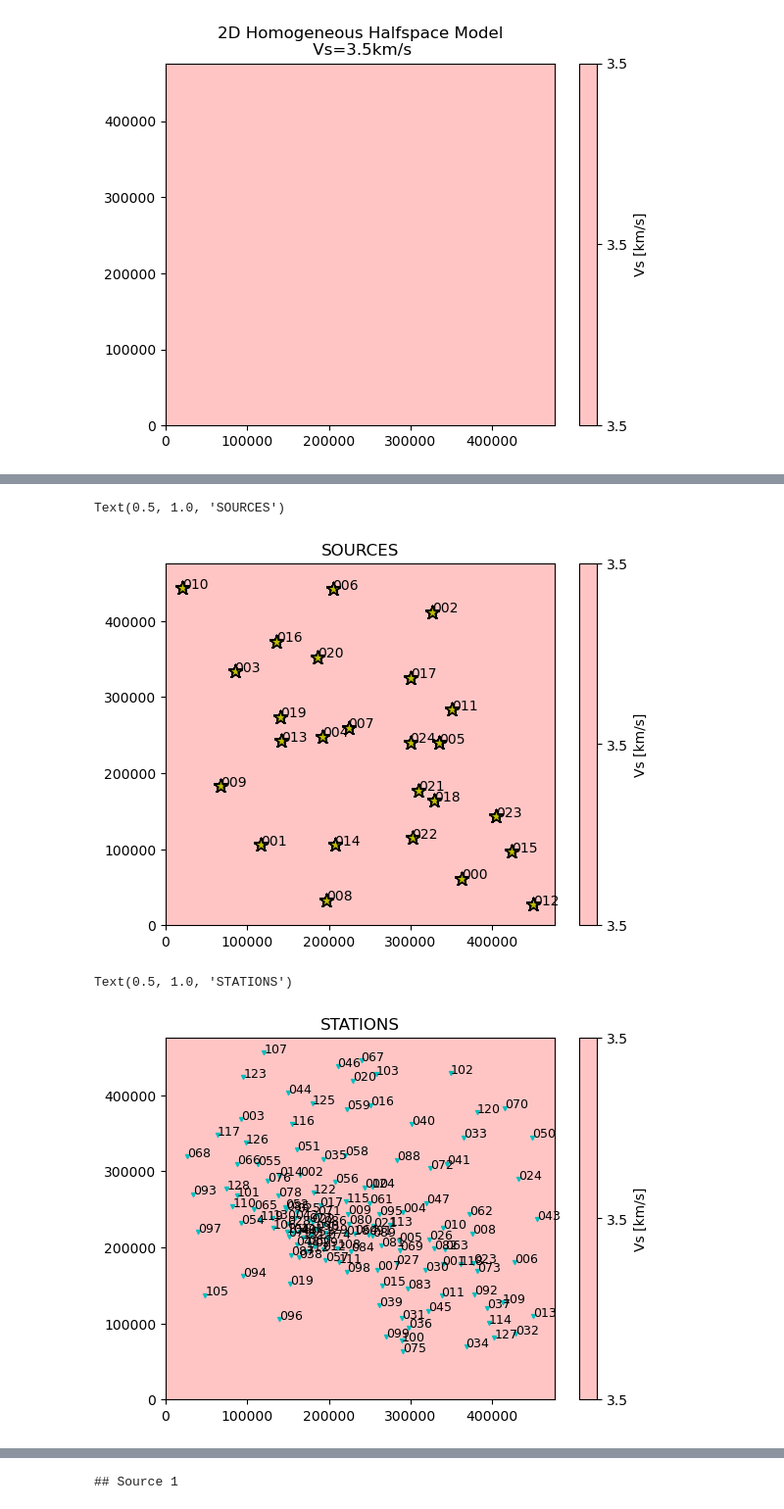
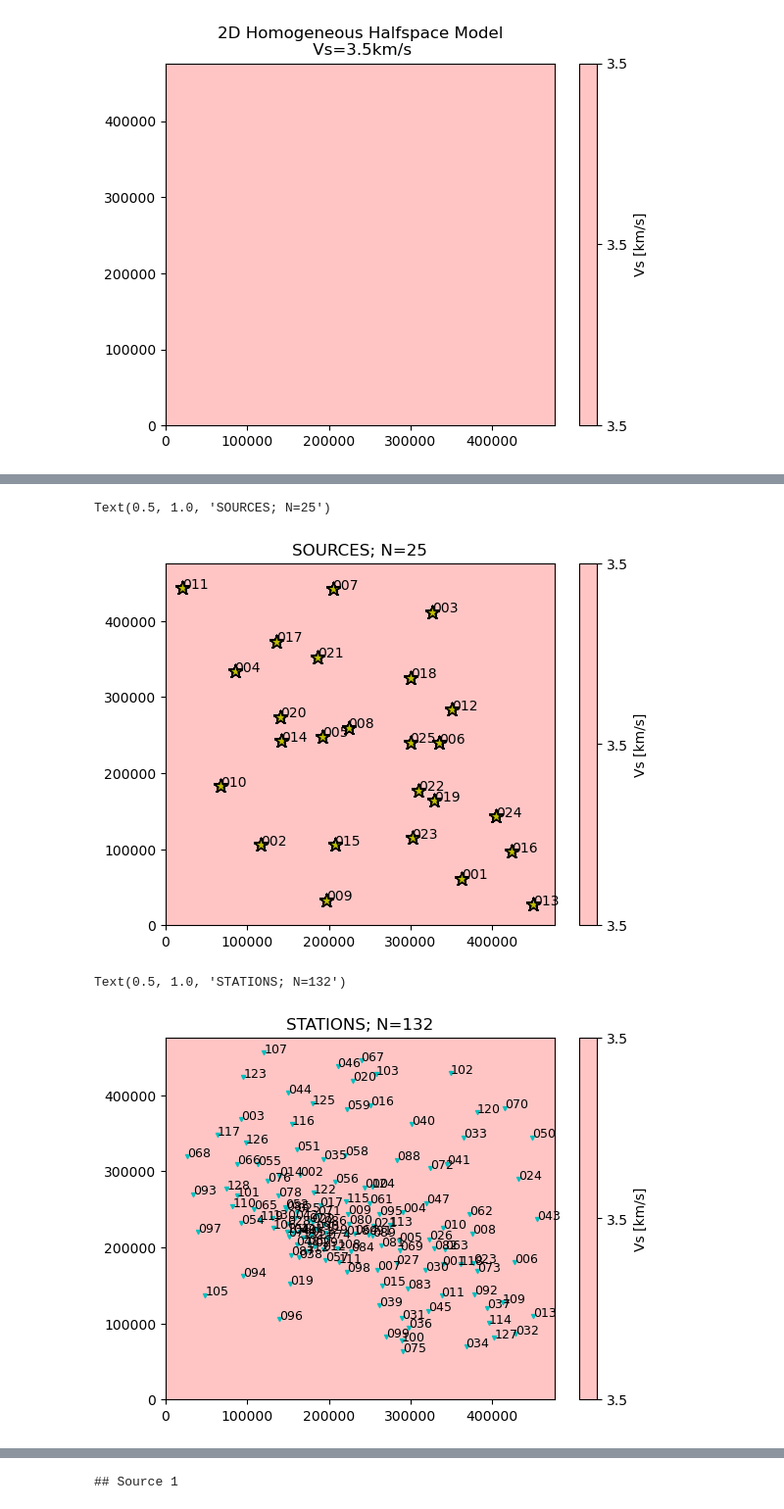
Before and after one commit to adjtomo/adjdocs, a Jupyter notebook: workshops/2022-10-05_specfem_users/completed_notebooks/day_1b_forward_simulations.ipynb, the cells around one changed output, grey strips where cells are left out. Shown at 98% size. Saved outputs shown, nothing was run; the diff lists cells and outputs as text; code cells hidden in the pictures.

```diff
--- a/workshops/2022-10-05_specfem_users/completed_notebooks/day_1b_forward_simulations.ipynb
+++ b/workshops/2022-10-05_specfem_users/completed_notebooks/day_1b_forward_simulations.ipynb
@@ -213,20 +230,20 @@ Text(0.5, 1.0, 'SOURCE-RECEIVER GEOMETRY')
 plot_homogeneous_halfspace()
 for i, (x, z) in enumerate(zip(ev_x, ev_z)):
     plt.scatter(ev_x, ev_z, c="y", marker="*", s=100, edgecolor="k")
-    plt.text(x, z, f"{i:0>3}")
-plt.title("SOURCES")
+    plt.text(x, z, f"{i+1:0>3}")  # SOURCE numbering starts at 1
+plt.title(f"SOURCES; N={len(ev_x)}")
 # %% [output]
-Text(0.5, 1.0, 'SOURCES')
+Text(0.5, 1.0, 'SOURCES; N=25')
-[figure, old version]
+[figure, new version]
 # %%
 # Plot STATIONS with their names
 # Because STATIONS are so close, numbers will be jumbled.
 plot_homogeneous_halfspace()
 for i, (x, z) in enumerate(zip(sta_x, sta_z)):
     plt.scatter(x, z, c="c", marker="v", s=8)
     plt.text(x, z, f"{i:0>3}", fontsize=9)
-plt.title("STATIONS")
+plt.title(f"STATIONS; N={len(sta_x)}")
 # %% [output]
-Text(0.5, 1.0, 'STATIONS')
+Text(0.5, 1.0, 'STATIONS; N=132')
-[figure, old version]
+[figure, new version]
 # %% [markdown]
```
Also changed, not shown: parts of 57 cells of this notebook, 1 other file.
